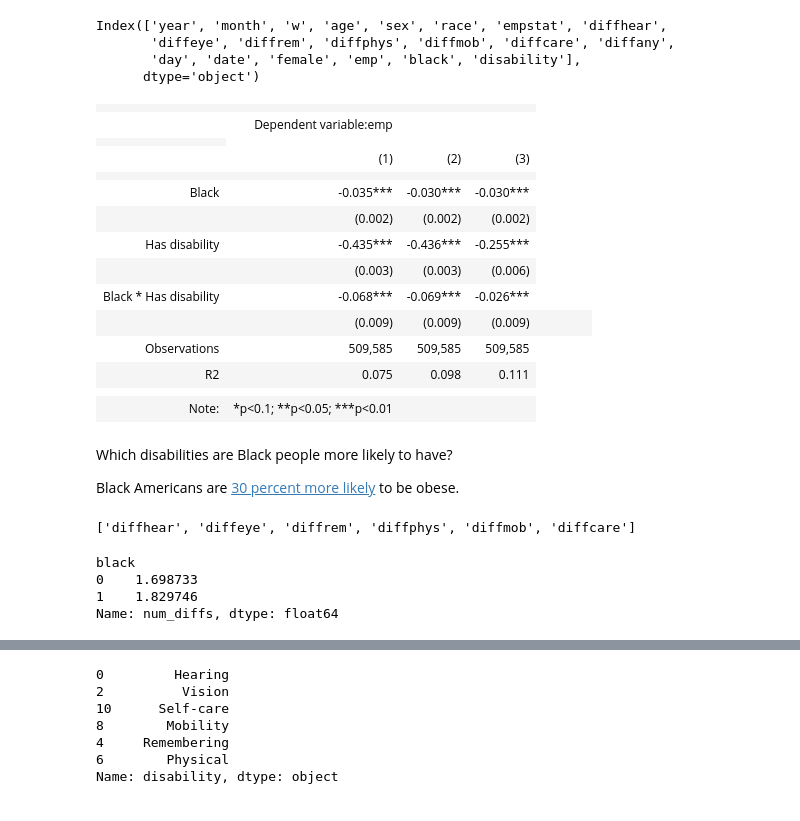
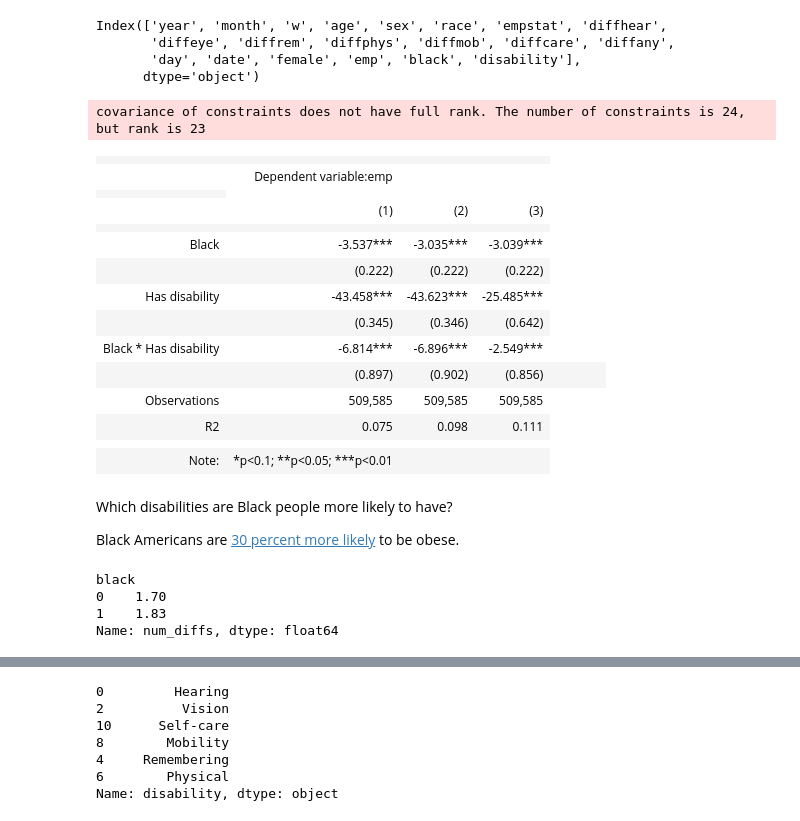
Before and after one commit to MaxGhenis/maxghenis.com, a Jupyter notebook: jupyterbook/blog/20200625/black_disability_employment.ipynb, the cells around one changed output, grey strips where cells are left out. Cells and saved outputs as stored; diff of their text form; code cells hidden in the pictures.

```diff
--- a/jupyterbook/blog/20200625/black_disability_employment.ipynb
+++ b/jupyterbook/blog/20200625/black_disability_employment.ipynb
@@ -100,6 +101,12 @@ assert cps.diffany.isna().sum() == 0
 cps['disability'] = np.where(cps.diffany == 1, 'Has disability',
                              'No disability')
 
+# Add time fixed effects for regression.
+cps = pd.concat([cps,
+                 pd.get_dummies('t' + cps.year.astype(str) +
+                                cps.month.astype(str).str.zfill(2))])
+cps.drop(['year', 'month', 'day'], axis=1, inplace=True)
+
 ### ANALYSIS ###
 
 # Create grouped dataframe.
@@ -264,9 +291,16 @@ cps_ly['age2'] = np.power(cps_ly.age, 2)
 cps_ly['const'] = 1
 cps_ly *= 1
 
+# Count difficulties.
+cps_ly['num_diffs'] = cps_ly[DIFFS].sum(axis=1)
+DIFFS_PLUS_NUM = DIFFS + ['num_diffs']
+
 DD_COLS = ['black', 'disability', 'black_disability']
-MONTH_FES = ['month' + str(i) for i in np.arange(1, 6)]
+MONTH_FES = ['month' + str(i) for i in np.arange(1, 12)]
 CONTROLS = ['age', 'age2', 'female']
+
+# Convert to points for easier reading of coefficients.
+cps_ly.emp *= 100
 
 def emp_model(xcols, data=cps_ly):
     return sm.WLS(data.emp,
@@ -279,7 +313,7 @@ m = emp_model(DD_COLS + MONTH_FES)
 
 m_controls = emp_model(DD_COLS + MONTH_FES + CONTROLS)
 
-m_controls_diffs = emp_model(DD_COLS + MONTH_FES + CONTROLS + DIFFS)
+m_controls_diffs = emp_model(DD_COLS + MONTH_FES + CONTROLS + DIFFS_PLUS_NUM)
 
 COVARIATE_NAMES = {
     'black': 'Black',
@@ -287,47 +321,48 @@ COVARIATE_NAMES = {
     'black_disability': 'Black * Has disability',
     # Name difficulties following IPUMS labels.
     'diffhear': 'Hearing difficulty',
     'diffeye': 'Vision difficulty',
     'diffrem': 'Difficulty remembering',
     'diffphys': 'Physical difficulty',
     'diffmob': 'Mobility limitation',
     'diffcare': 'Personal care difficulty',
     'diffhear_black': 'Hearing difficulty * Black',
     'diffeye_black': 'Vision difficulty * Black',
     'diffrem_black': 'Difficulty remembering * Black',
     'diffphys_black': 'Physical difficulty * Black',
     'diffmob_black': 'Mobility limitation * Black',
     'diffcare_black': 'Personal care difficulty * Black',
+    'num_diffs': 'Number of difficulties reported'
 }
 
-def starg(models, covariate_order):
+def starg(models, covariate_order=None):
     """ Creates formatted Stargazer object.
     """
     star = sg.Stargazer(models)
-    star.covariate_order(covariate_order)
+    if covariate_order is not None:
+        star.covariate_order(covariate_order)
     star.rename_covariates(COVARIATE_NAMES)
-    # These aren't currently merged, see
-    # https://github.com/mwburke/stargazer/pull/58.
-    star.hide_adj_r2()
-    star.hide_residual_std_err()
-    star.hide_f_statistic()
+    star.show_adj_r2 = False
+    star.show_residual_std_err = False
+    star.show_f_statistic = False
     return star
 
 
 starg([m, m_controls, m_controls_diffs],
-      ['black', 'disability', 'black_disability'])
+      ['black', 'disability', 'black_disability'])  #, 'num_diffs'])
 # %% [output]
+covariance of constraints does not have full rank. The number of constraints is 24, but rank is 23
 |  |  |  |  |
 |  | Dependent variable:emp |  |  |
 |  |
 |  | (1) | (2) | (3) |
 |  |  |  |  |
-| Black | -0.035*** | -0.030*** | -0.030*** |
-|  | (0.002) | (0.002) | (0.002) |
-| Has disability | -0.435*** | -0.436*** | -0.255*** |
-|  | (0.003) | (0.003) | (0.006) |
-| Black * Has disability | -0.068*** | -0.069*** | -0.026*** |
-|  | (0.009) | (0.009) | (0.009) |  |  |  |  |
+| Black | -3.537*** | -3.035*** | -3.039*** |
+|  | (0.222) | (0.222) | (0.222) |
+| Has disability | -43.458*** | -43.623*** | -25.485*** |
+|  | (0.345) | (0.346) | (0.642) |
+| Black * Has disability | -6.814*** | -6.896*** | -2.549*** |
+|  | (0.897) | (0.902) | (0.856) |  |  |  |  |
 | Observations | 509,585 | 509,585 | 509,585 |
 | R2 | 0.075 | 0.098 | 0.111 |
 |  |  |  |  |
@@ -336,22 +371,17 @@ starg([m, m_controls, m_controls_diffs],
 Which disabilities are Black people more likely to have?
 
 Black Americans are [30 percent more likely](https://minorityhealth.hhs.gov/omh/browse.aspx?lvl=4&lvlid=25) to be obese.
-# %%
-DIFFS
-# %% [output]
-['diffhear', 'diffeye', 'diffrem', 'diffphys', 'diffmob', 'diffcare']
 # %%
-cps_ly['num_diffs'] = cps_ly[DIFFS].sum(axis=1)
 mdf.add_weighted_metrics(cps_ly, 'num_diffs', 'w')
 # Needs to be weighted.
 num_diffs = cps_ly[cps_ly.disability == 1].groupby('black')[
     ['num_diffs_m', 'w_m']].sum()
 num_diffs['num_diffs'] = num_diffs.num_diffs_m / num_diffs.w_m
-num_diffs.num_diffs
+num_diffs.num_diffs.round(2)
 # %% [output]
 black
-0    1.698733
-1    1.829746
+0    1.70
+1    1.83
 Name: num_diffs, dtype: float64
 # %%
 def share_w_disability(disability, black):
```
Also changed, not shown: parts of 10 cells of this notebook.
